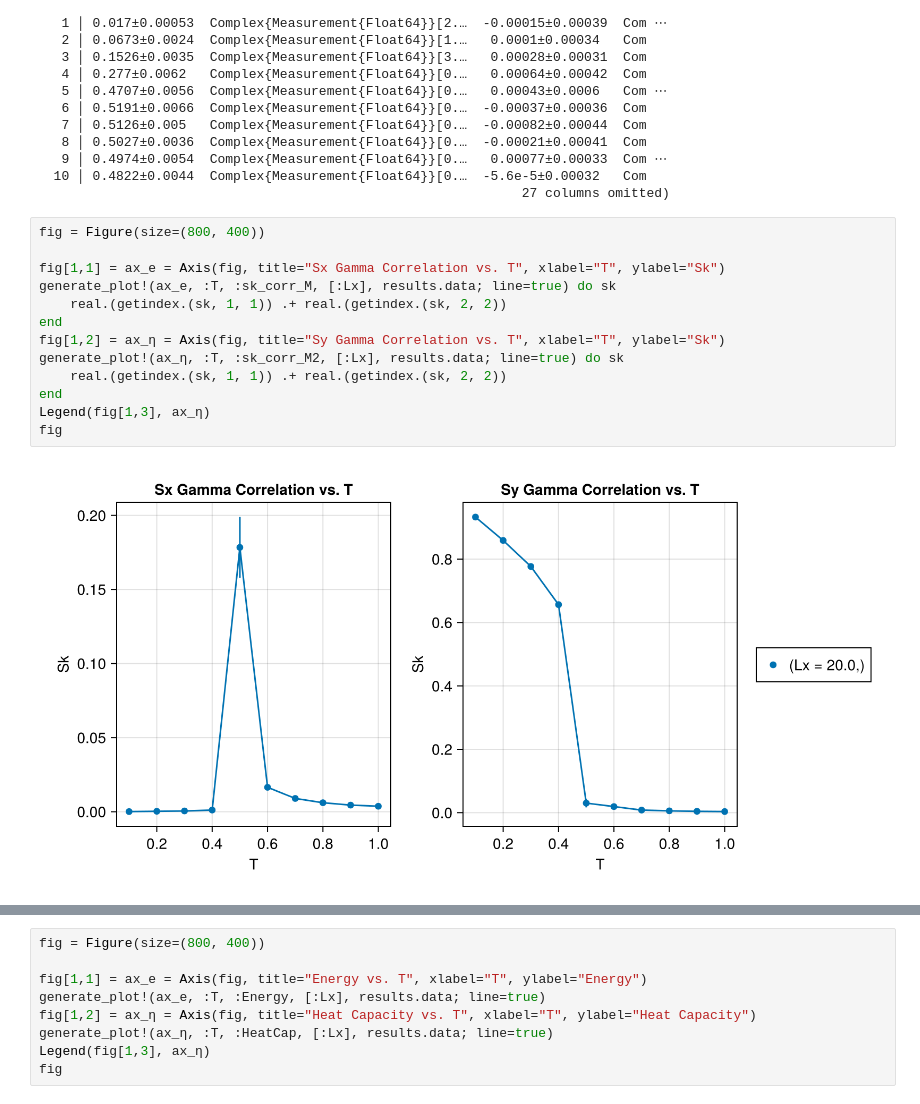
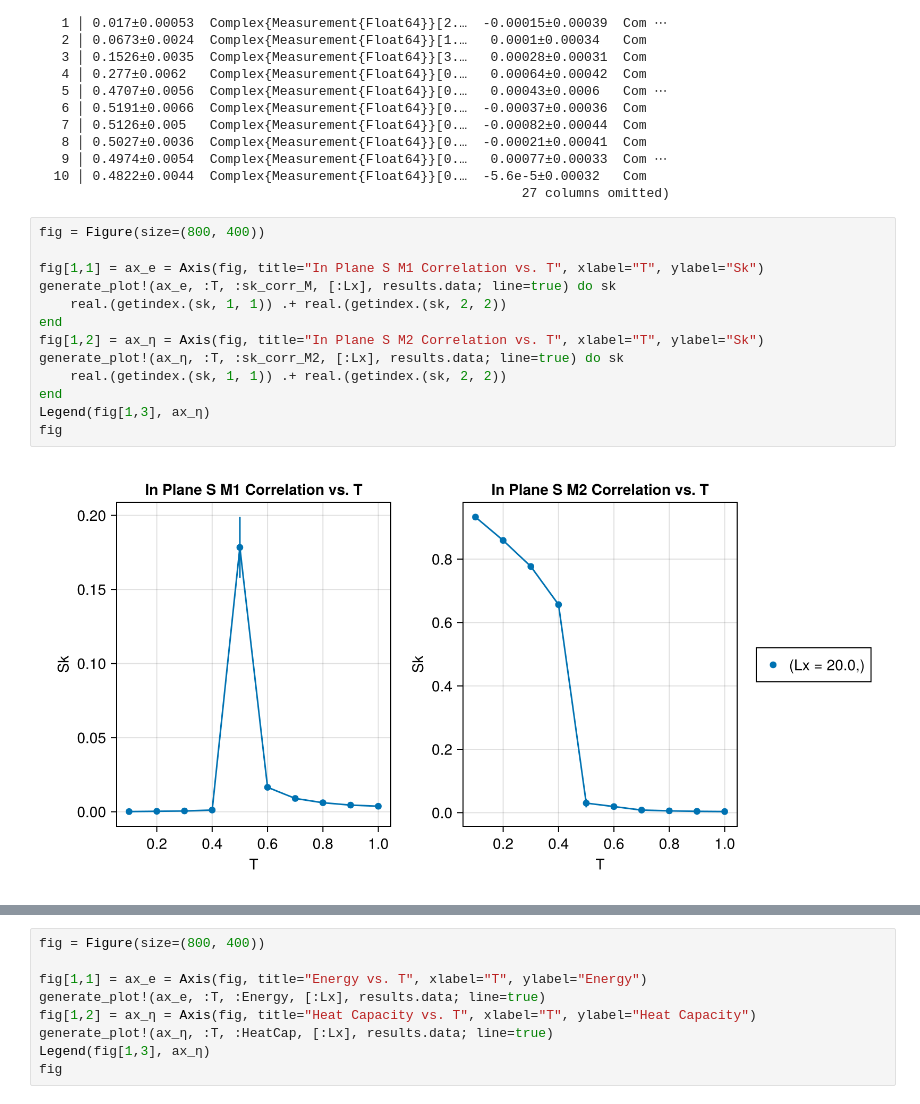
Before and after one commit to PatXue/WignerMolecule.jl, a Jupyter notebook: analysis/eta-model.ipynb, the cells around one changed output, grey strips where cells are left out. Cells and saved outputs as stored; diff of their text form.

Commit message:
Rename stripe plot titles

```diff
--- a/analysis/eta-model.ipynb
+++ b/analysis/eta-model.ipynb
@@ -253,18 +253,18 @@ JobResult("../eta-jobs", "stripe", 10×30 DataFrame
 # %%
 fig = Figure(size=(800, 400))
 
-fig[1,1] = ax_e = Axis(fig, title="Sx Gamma Correlation vs. T", xlabel="T", ylabel="Sk")
+fig[1,1] = ax_e = Axis(fig, title="In Plane S M1 Correlation vs. T", xlabel="T", ylabel="Sk")
 generate_plot!(ax_e, :T, :sk_corr_M, [:Lx], results.data; line=true) do sk
     real.(getindex.(sk, 1, 1)) .+ real.(getindex.(sk, 2, 2))
 end
-fig[1,2] = ax_η = Axis(fig, title="Sy Gamma Correlation vs. T", xlabel="T", ylabel="Sk")
+fig[1,2] = ax_η = Axis(fig, title="In Plane S M2 Correlation vs. T", xlabel="T", ylabel="Sk")
 generate_plot!(ax_η, :T, :sk_corr_M2, [:Lx], results.data; line=true) do sk
     real.(getindex.(sk, 1, 1)) .+ real.(getindex.(sk, 2, 2))
 end
 Legend(fig[1,3], ax_η)
 fig
 # %% [output]
-[figure, old version]
+[figure, new version]
 # %%
 fig = Figure(size=(500, 400))
 
```
Also changed, not shown: parts of 2 cells of this notebook.
